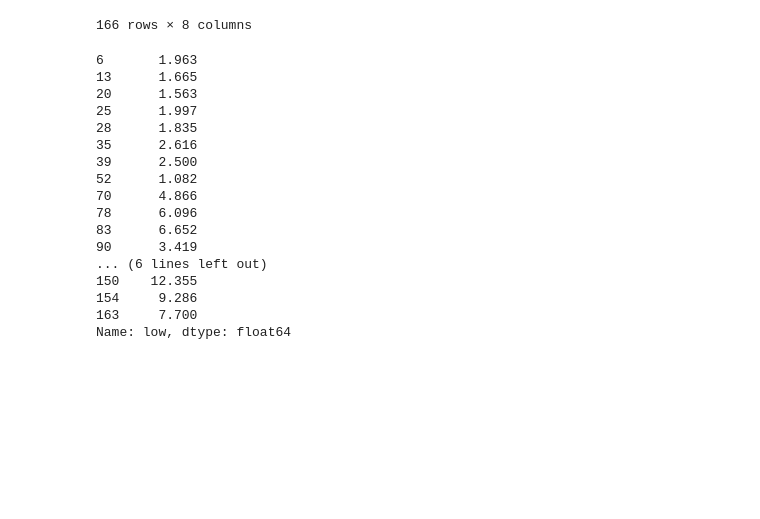
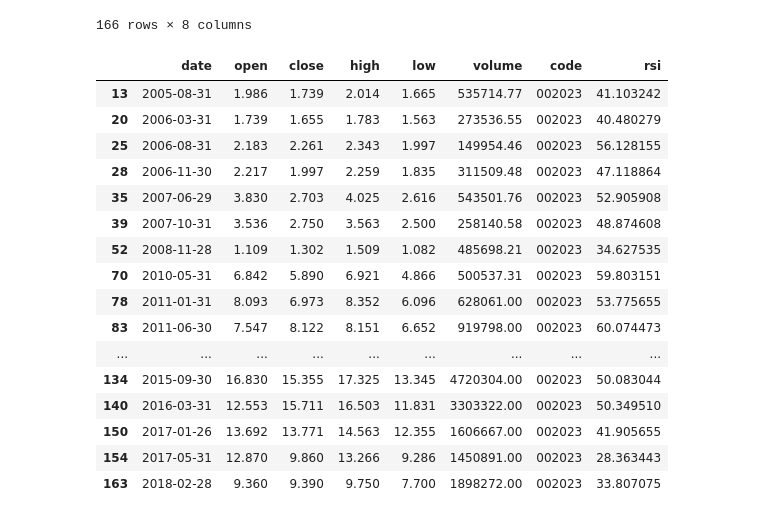
Before and after one commit to huanghan/notebook-01, a Jupyter notebook: 002023.ipynb, the cells around one changed output. Saved outputs shown, nothing was run; the diff lists cells and outputs as text; code cells hidden in the pictures; blank space fills up the shorter version.

```diff
--- a/002023.ipynb
+++ b/002023.ipynb
@@ -46,27 +46,26 @@ data
 166 rows × 8 columns
 # %%
 low=data["low"]
-low_Low= low[  (low<=low.shift(2))& (low<=low.shift(1)) & (low<=low.shift(-1)) & (low<=low.shift(-2))  ]
+low_Low= low[   (low<=low.shift(1)) & (low<=low.shift(-1)) & (low<=low.shift(2)) &(low<=low.shift(-2))  ]
 k_LowPoint= get_low_point(data,"low",2).dropna()
 #画出低点
 #plt.plot(low_Low.index.values,low_Low.values,'o',color='red')
 k_LowPoint
-low_Low
 # %% [output]
-6       1.963
-13      1.665
-20      1.563
-25      1.997
-28      1.835
-35      2.616
-39      2.500
-52      1.082
-70      4.866
-78      6.096
-83      6.652
-90      3.419
-... (6 lines left out)
-150    12.355
-154     9.286
-163     7.700
-Name: low, dtype: float64
+|  | date | open | close | high | low | volume | code | rsi |
+| 13 | 2005-08-31 | 1.986 | 1.739 | 2.014 | 1.665 | 535714.77 | 002023 | 41.103242 |
+| 20 | 2006-03-31 | 1.739 | 1.655 | 1.783 | 1.563 | 273536.55 | 002023 | 40.480279 |
+| 25 | 2006-08-31 | 2.183 | 2.261 | 2.343 | 1.997 | 149954.46 | 002023 | 56.128155 |
+| 28 | 2006-11-30 | 2.217 | 1.997 | 2.259 | 1.835 | 311509.48 | 002023 | 47.118864 |
+| 35 | 2007-06-29 | 3.830 | 2.703 | 4.025 | 2.616 | 543501.76 | 002023 | 52.905908 |
+| 39 | 2007-10-31 | 3.536 | 2.750 | 3.563 | 2.500 | 258140.58 | 002023 | 48.874608 |
+| 52 | 2008-11-28 | 1.109 | 1.302 | 1.509 | 1.082 | 485698.21 | 002023 | 34.627535 |
+| 70 | 2010-05-31 | 6.842 | 5.890 | 6.921 | 4.866 | 500537.31 | 002023 | 59.803151 |
+| 78 | 2011-01-31 | 8.093 | 6.973 | 8.352 | 6.096 | 628061.00 | 002023 | 53.775655 |
+| 83 | 2011-06-30 | 7.547 | 8.122 | 8.151 | 6.652 | 919798.00 | 002023 | 60.074473 |
+| ... | ... | ... | ... | ... | ... | ... | ... | ... |
+| 134 | 2015-09-30 | 16.830 | 15.355 | 17.325 | 13.345 | 4720304.00 | 002023 | 50.083044 |
+| 140 | 2016-03-31 | 12.553 | 15.711 | 16.503 | 11.831 | 3303322.00 | 002023 | 50.349510 |
+| 150 | 2017-01-26 | 13.692 | 13.771 | 14.563 | 12.355 | 1606667.00 | 002023 | 41.905655 |
+| 154 | 2017-05-31 | 12.870 | 9.860 | 13.266 | 9.286 | 1450891.00 | 002023 | 28.363443 |
+| 163 | 2018-02-28 | 9.360 | 9.390 | 9.750 | 7.700 | 1898272.00 | 002023 | 33.807075 |
```
Also changed, not shown: parts of 1 cell of this notebook.
